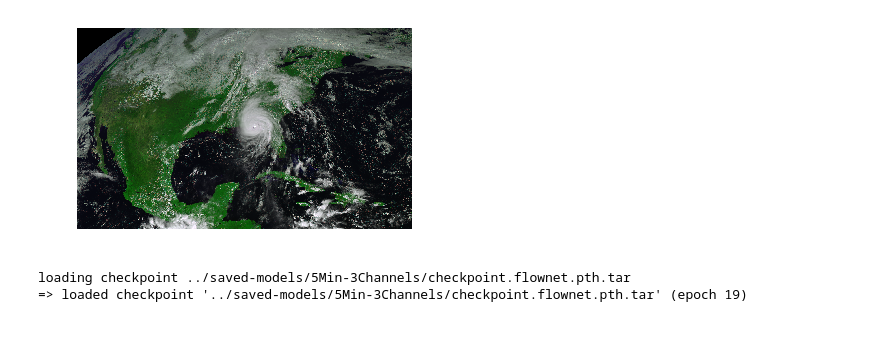
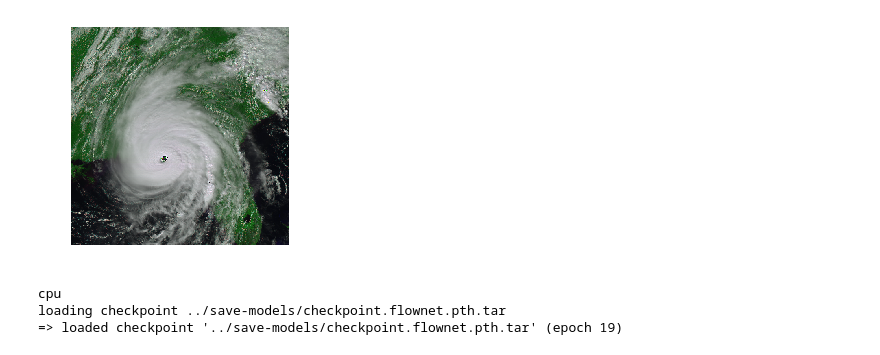
Before and after one commit to tjvandal/geostationary-superslomo, a Jupyter notebook: notebooks/Network-Architecture.ipynb, the cells around one changed output. Saved outputs shown, nothing was run; the diff lists cells and outputs as text; code cells hidden in the pictures.

Commit message:
Network Architecture figures

```diff
--- a/notebooks/Network-Architecture.ipynb
+++ b/notebooks/Network-Architecture.ipynb
@@ -20,11 +28,15 @@ n_channels = 3
 # %%
-noaa = goes16s3.NOAAGOESS3(channels=range(1,n_channels+1), product='ABI-L1b-RadC')
+noaa = goes16s3.NOAAGOESS3(channels=range(1,n_channels+1),
+                           product='ABI-L1b-RadC',
+                           save_directory='../data/GOES/')
+#noaa.download_day(year, dayofyear)
 files = noaa.local_files()
 
 I0files = files.loc[year, dayofyear, 18, 2].values[0,:n_channels]
 I1files = files.loc[year, dayofyear, 18, 2+15].values[0,:n_channels]
 
-print(I1)
+print(I1files)
+
 I0 = goes16s3._open_and_merge_2km(I0files)
 I1 = goes16s3._open_and_merge_2km(I1files)
 # %% [output]
@@ -48,7 +45,0 @@ Coordinates:
-# %%
-rgb = np.transpose(radgbr.values[[1,2,0]], (1,2,0))
-plt.imshow(rgb, vmin=0.0, vmax=1.)
-plt.axis('off')
-plt.show()
-# %% [output]
-[figure, removed]
@@ -55,8 +78,25 @@ plt.show()
+# %%
+#I0_sub = I0.sel(x=slice(-0.05,0.01), y=slice(0.12,0.06))
+#I1_sub = I1.sel(x=slice(-0.05,0.01), y=slice(0.12,0.06))
+
+I0_sub = I0.sel(x=slice(-0.04,-0.01), y=slice(0.105,0.075))
+I1_sub = I1.sel(x=slice(-0.04,-0.01), y=slice(0.105,0.075))
+
+
+
+rgb = np.transpose(I0_sub.values[[1,2,0]], (1,2,0))
+plt.imshow(rgb, vmin=0.0, vmax=1.)
+
+plt.axis('off')
+plt.show()
+# %% [output]
+[figure, added]
 # %%
 from tools import inference_tools
 
-model_path = '../saved-models/5Min-%iChannels/' % n_channels
+model_path = '../save-models/'# % n_channels
 flownet, interpnet, warper = inference_tools.load_models(n_channels, model_path, False)
 # %% [output]
-loading checkpoint ../saved-models/5Min-3Channels/checkpoint.flownet.pth.tar
-=> loaded checkpoint '../saved-models/5Min-3Channels/checkpoint.flownet.pth.tar' (epoch 19)
+cpu
+loading checkpoint ../save-models/checkpoint.flownet.pth.tar
+=> loaded checkpoint '../save-models/checkpoint.flownet.pth.tar' (epoch 19)
```
Also changed, not shown: parts of 8 cells of this notebook.
